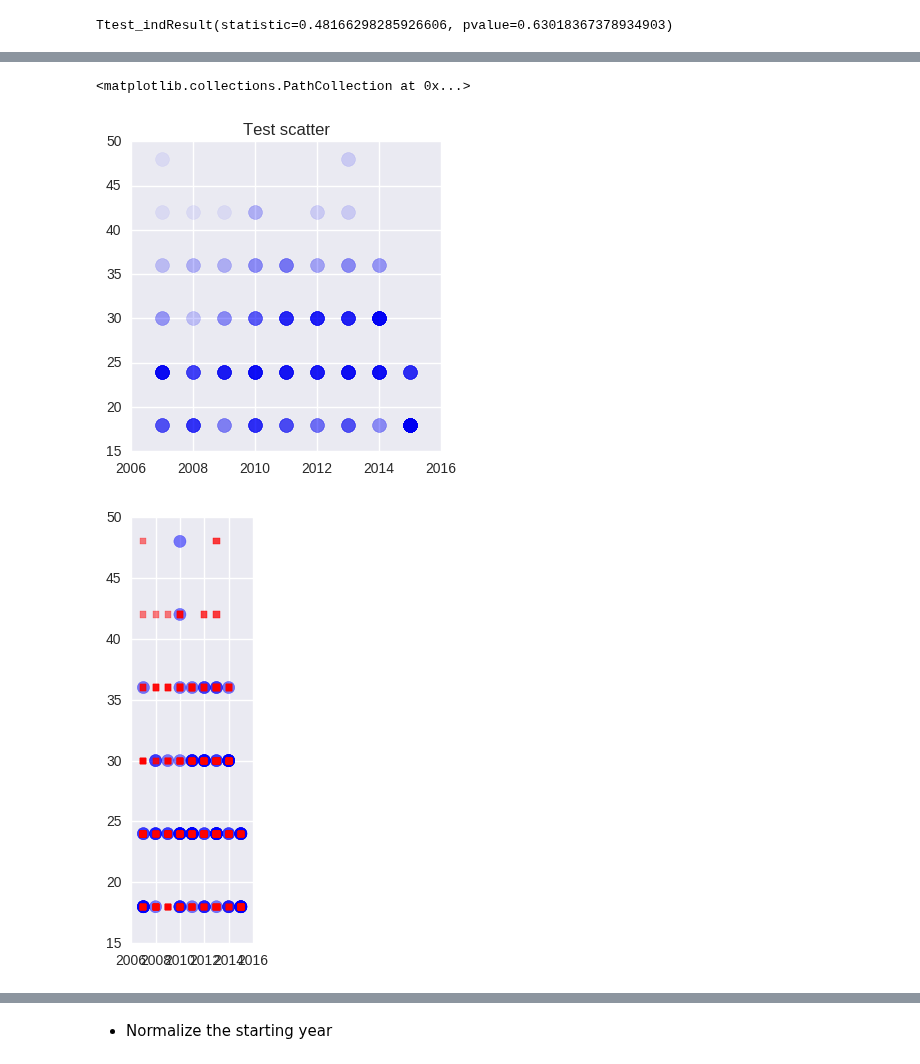
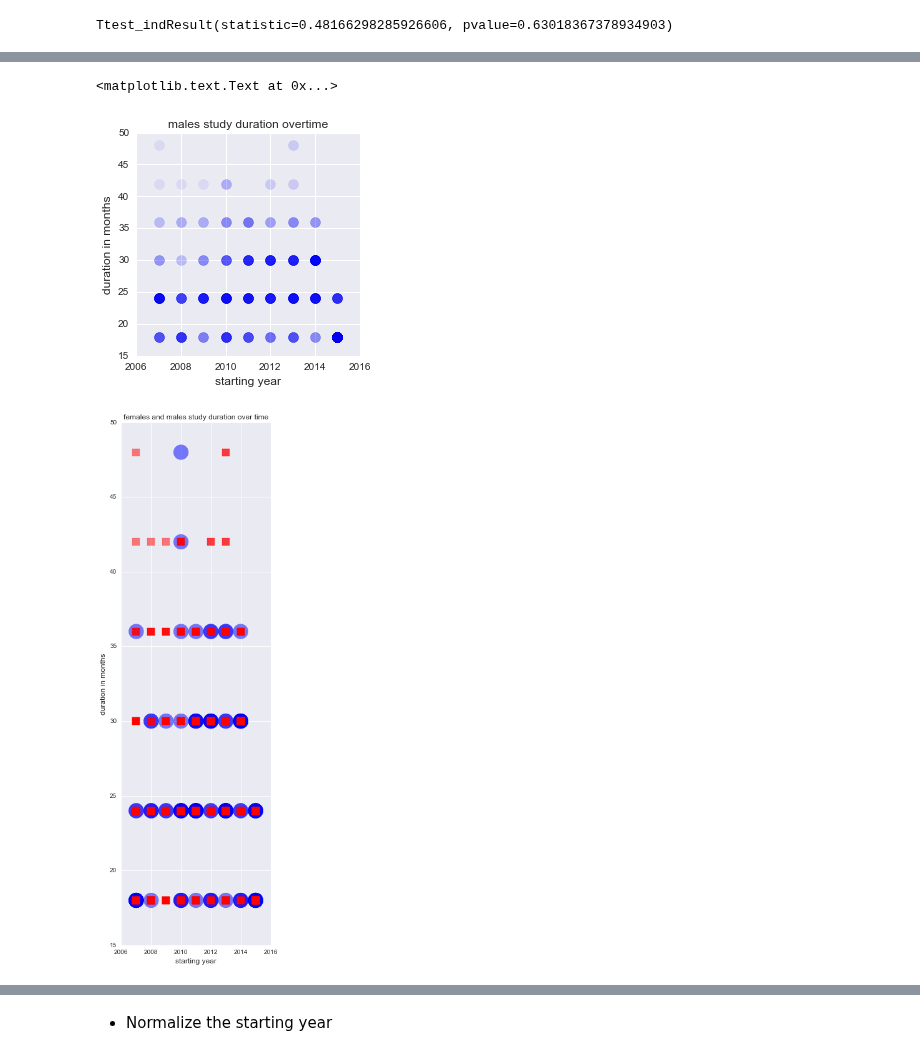
Before and after one commit to meryemmhamdi1/Gokcen_Meryem_Riyadh_ADA, a Jupyter notebook: 02 - Data from the Web/HW2.ipynb, the cells around one changed output, grey strips where cells are left out. Drawn from its saved outputs; the diff is of its cells as text; code cells hidden in the pictures.

Commit message:
added description of the last graph

```diff
--- a/02 - Data from the Web/HW2.ipynb
+++ b/02 - Data from the Web/HW2.ipynb
@@ -780,38 +750,44 @@ ax.scatter(data_female['start_year'], data_female['total_duration'], s=100, colo
 # %%
 fig = plt.figure(figsize=(4,4))
-ax = fig.add_subplot(111, title="Test scatter")
+ax = fig.add_subplot(111, title="males study duration overtime")
 ax.scatter(data_male['start_year'], data_male['total_duration'], s=100, color="blue", alpha=0.07)
+plt.xlabel('starting year', fontsize=12)
+plt.ylabel('duration in months', fontsize=12)
 # %% [output]
-<matplotlib.collections.PathCollection at 0x...>
+<matplotlib.text.Text at 0x...>
-[figure, old version]
+[figure, new version]
 # %%
 import pylab
 import matplotlib
 
 x1=data_female['start_year']
 y1=data_female['total_duration']
 x2=data_male['start_year']
 y2=data_male['total_duration']
 
 
 def my_circle_scatter(axes, x_array, y_array, radius=0.5, **kwargs):
     for x, y in zip(x_array, y_array):
         circle = pylab.Circle((x,y), radius=radius, **kwargs)
         axes.add_patch(circle)
     return True
 
 def my_square_scatter(axes, x_array, y_array, size=0.5, **kwargs):
     size = float(size)
     for x, y in zip(x_array, y_array):
         square = pylab.Rectangle((x-size/2,y-size/2), size, size, **kwargs)
         axes.add_patch(square)
     return True
 
 axes=pylab.axes()
 my_circle_scatter(axes, x1, y1, radius=.5, alpha=.5, color='b')
 my_square_scatter(axes, x2, y2, size=.5, alpha=.5, color='r')
 pylab.axis('scaled')
-pylab.rcParams['figure.figsize'] = 15, 20
+plt.title('females and males study duration over time', fontsize=12)
+plt.xlabel('starting year', fontsize=12)
+plt.ylabel('duration in months', fontsize=12)
+pylab.legend()
+
 pylab.show()
 # %% [output]
-[figure, old version]
+[figure, new version]
```
Also changed, not shown: parts of 28 cells of this notebook, 1 other file.
